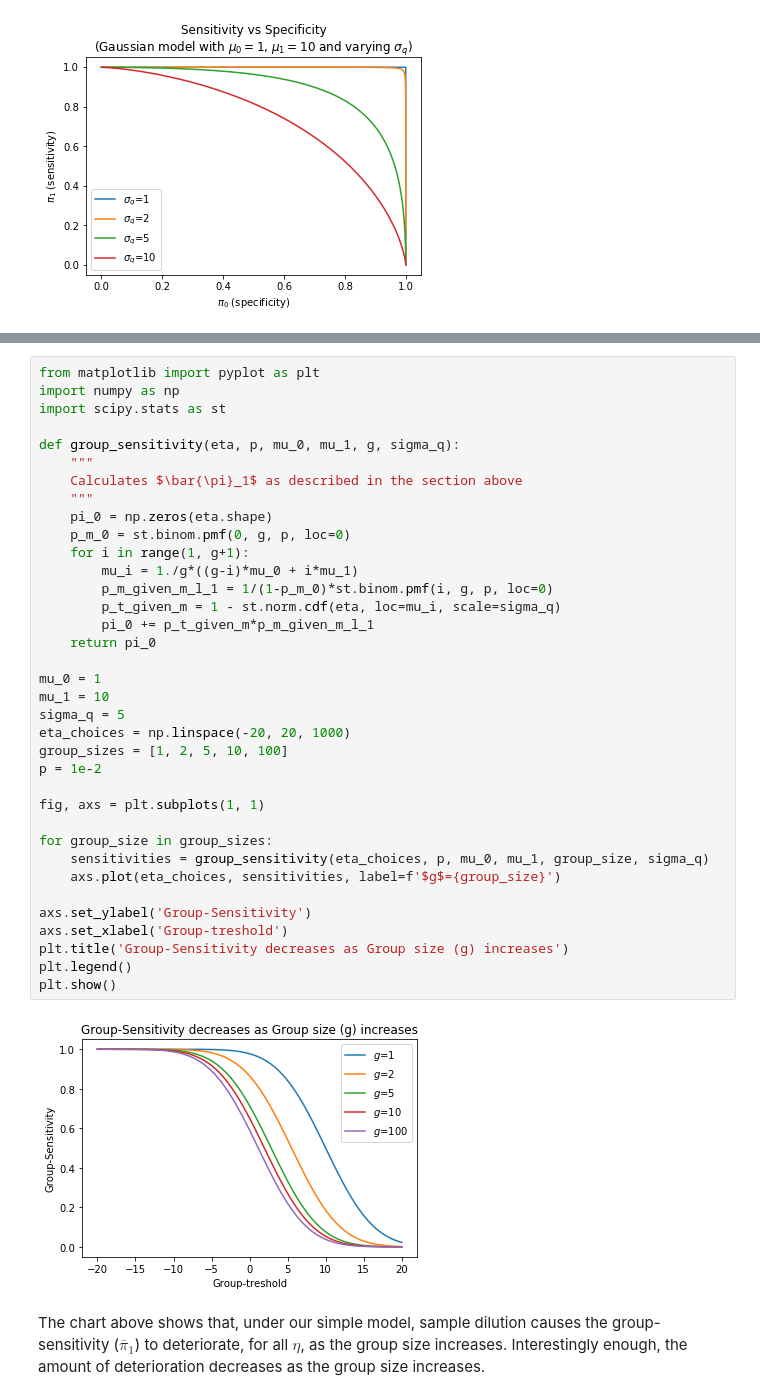
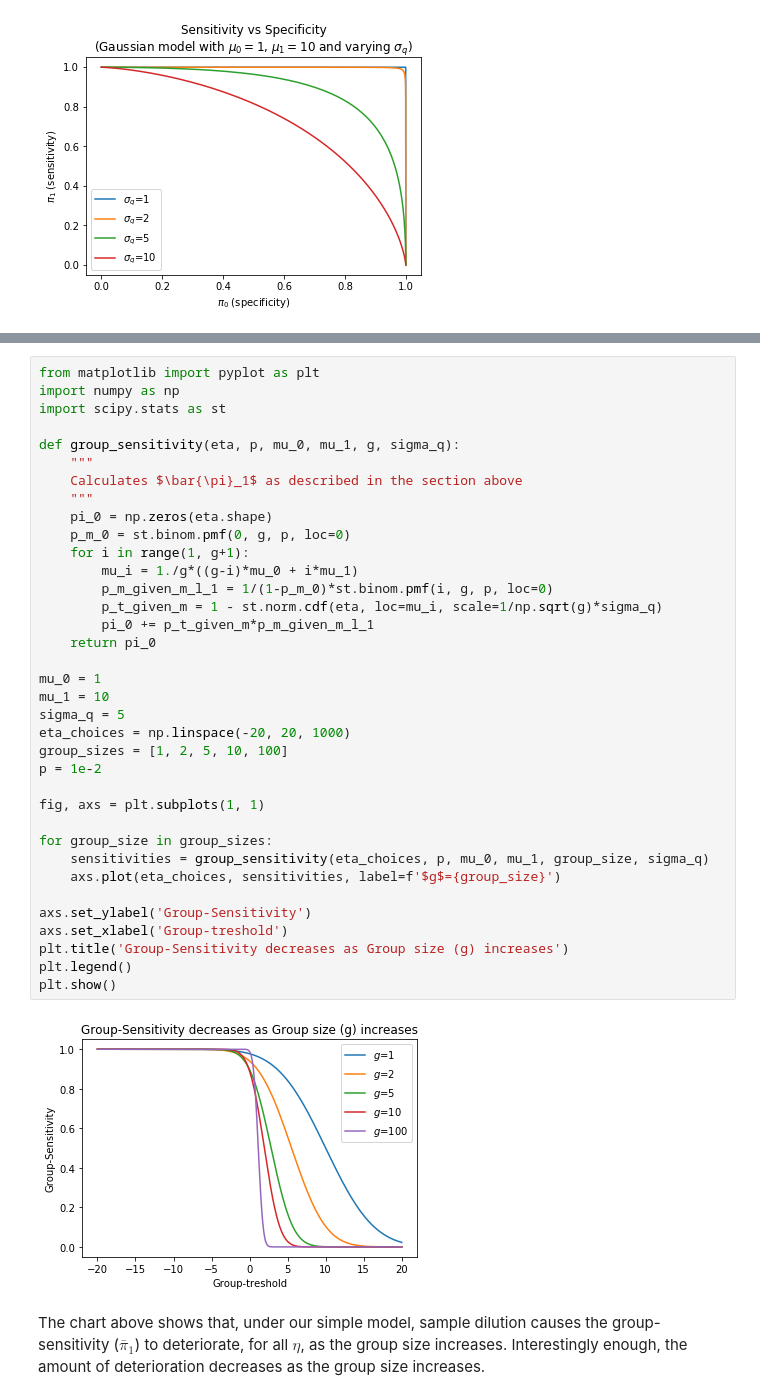
Before and after one commit to atibaup/group-testing, a Jupyter notebook: notebooks/1_group_testing_with_uncertainty-v2.ipynb, the cells around one changed output, grey strips where cells are left out. Saved outputs shown, nothing was run; the diff lists cells and outputs as text.

```diff
--- a/notebooks/1_group_testing_with_uncertainty-v2.ipynb
+++ b/notebooks/1_group_testing_with_uncertainty-v2.ipynb
@@ -176,35 +189,35 @@ def group_sensitivity(eta, p, mu_0, mu_1, g, sigma_q):
     """
     Calculates $\bar{\pi}_1$ as described in the section above
     """
     pi_0 = np.zeros(eta.shape)
     p_m_0 = st.binom.pmf(0, g, p, loc=0)
     for i in range(1, g+1):
         mu_i = 1./g*((g-i)*mu_0 + i*mu_1)
         p_m_given_m_l_1 = 1/(1-p_m_0)*st.binom.pmf(i, g, p, loc=0)
-        p_t_given_m = 1 - st.norm.cdf(eta, loc=mu_i, scale=sigma_q)
+        p_t_given_m = 1 - st.norm.cdf(eta, loc=mu_i, scale=1/np.sqrt(g)*sigma_q)
         pi_0 += p_t_given_m*p_m_given_m_l_1
     return pi_0
 
 mu_0 = 1
 mu_1 = 10
 sigma_q = 5
 eta_choices = np.linspace(-20, 20, 1000)
 group_sizes = [1, 2, 5, 10, 100]
 p = 1e-2
 
 fig, axs = plt.subplots(1, 1)
 
 for group_size in group_sizes:
     sensitivities = group_sensitivity(eta_choices, p, mu_0, mu_1, group_size, sigma_q)
     axs.plot(eta_choices, sensitivities, label=f'$g$={group_size}')
 
 axs.set_ylabel('Group-Sensitivity')
 axs.set_xlabel('Group-treshold')
 plt.title('Group-Sensitivity decreases as Group size (g) increases')
 plt.legend()
 plt.show()
 # %% [output]
-[figure, old version]
+[figure, new version]
 # %% [markdown]
 The chart above shows that, under our simple model, sample dilution causes the group-sensitivity ($\bar{\pi}_1$) to deteriorate, for all $\eta$, as the group size increases. Interestingly enough, the amount of deterioration decreases as the group size increases.
 # %% [markdown]
```
Also changed, not shown: parts of 5 cells of this notebook, 1 other file.
